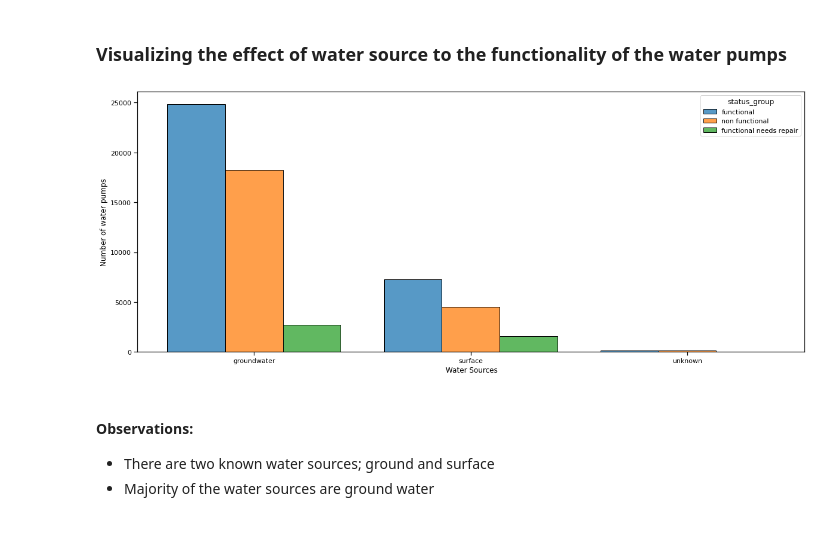
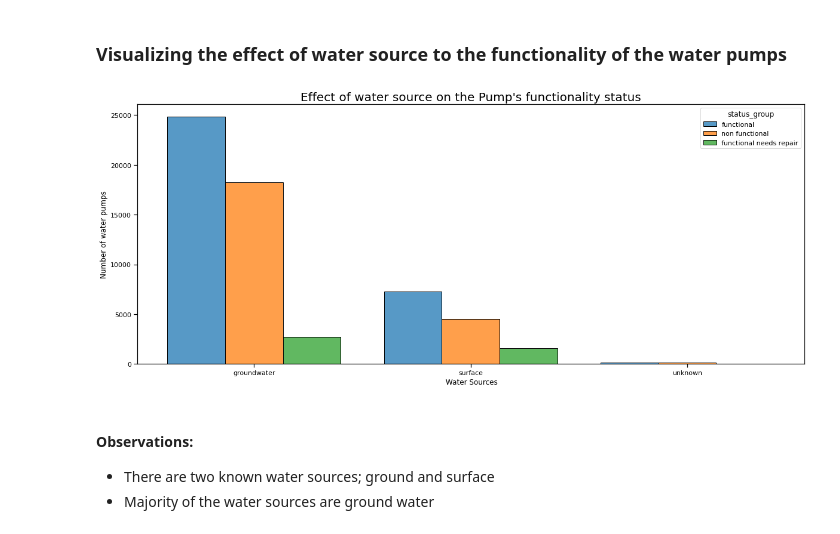
Before and after one commit to Uxer-Janine/Flatiron_DS_Phase_3, a Jupyter notebook: End of Phase Project/index.ipynb, the cells around one changed output. Cells and saved outputs as stored; diff of their text form; code cells hidden in the pictures.

```diff
--- a/End of Phase Project/index.ipynb
+++ b/End of Phase Project/index.ipynb
@@ -271,12 +347,21 @@ ax.set_ylabel('Frequency');
 # %% [markdown]
 ### Visualizing the effect of water source to the functionality of the water pumps
 # %%
+#  Visualizing the effect of water source to the functionality of the water pumps
+
 fig, ax  = plt.subplots(figsize=(20,8))
 sns.histplot(data=training_data, x="source_class", hue="status_group", multiple="dodge", shrink=.8, ax=ax)
 ax.set_xlabel(' Water Sources')
-ax.set_ylabel('Number of water pumps');
+ax.set_ylabel('Number of water pumps')
+plt.title("Effect of water source on the Pump's functionality status", fontsize=20)
+
+# Save to Images folder
+plt.savefig("Images/Effect of water source on the Pump's functionality status.png")
+
+# Show the plot
+plt.show();
 # %% [output]
-[figure, old version]
+[figure, new version]
 # %% [markdown]
 #### Observations:
 - There are two known water sources; ground and surface
```
Also changed, not shown: parts of 24 cells of this notebook.
